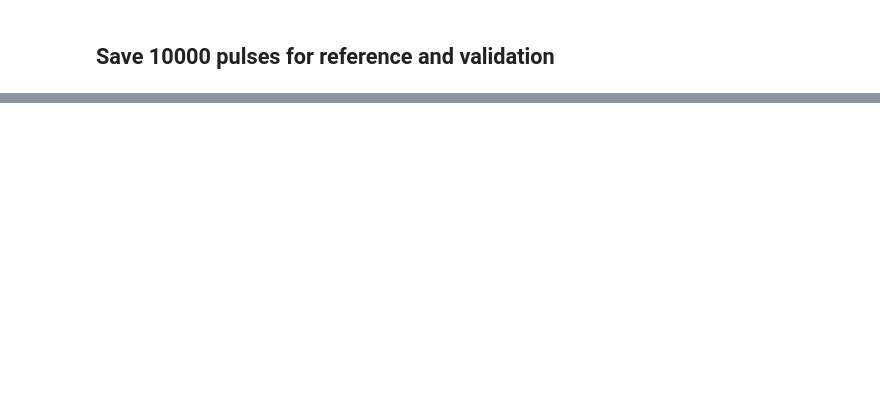
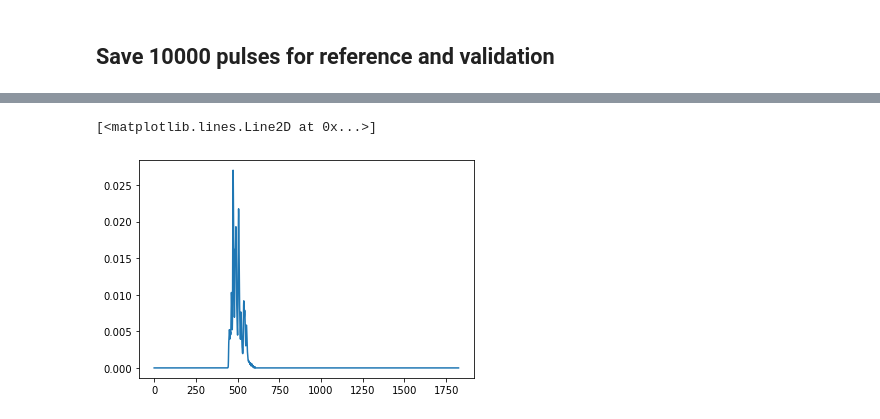
Before and after one commit to toelze/Trainer-laser-pulse-reconstruction, a Jupyter notebook: training from synthetic laser pulses.ipynb, the cells around one changed output, grey strips where cells are left out. Cells and saved outputs as stored; diff of their text form; code cells hidden in the pictures; blank space fills up the shorter version.

```diff
--- a/training from synthetic laser pulses.ipynb
+++ b/training from synthetic laser pulses.ipynb
@@ -423,7 +716,7 @@ class Pulse(object):
 # %%timeit
 pbar = ProgressBar()
 
-num_pulses=2000
+num_pulses=1300
 streakspeed = 95 # meV/fs
 X= [""]*num_pulses
 y= [""]*num_pulses
@@ -441,3 +734,7 @@ for i in pbar(range(num_pulses)):
+# %%
+for i in X:
+    i.num_electrons1=np.random.randint(520,531)
+    i.num_electrons2=np.random.randint(520,531)
 # %%
 
 class Datagenerator(Sequence):
@@ -743,0 +982,5 @@ Stored 'allspectrao' (ndarray)
+# %%
+plt.plot(test_ds.__getitem__(0)[0][5][1])
+# %% [output]
+[<matplotlib.lines.Line2D at 0x...>]
+[figure, added]
```
Also changed, not shown: parts of 74 cells of this notebook, 1 other file.
